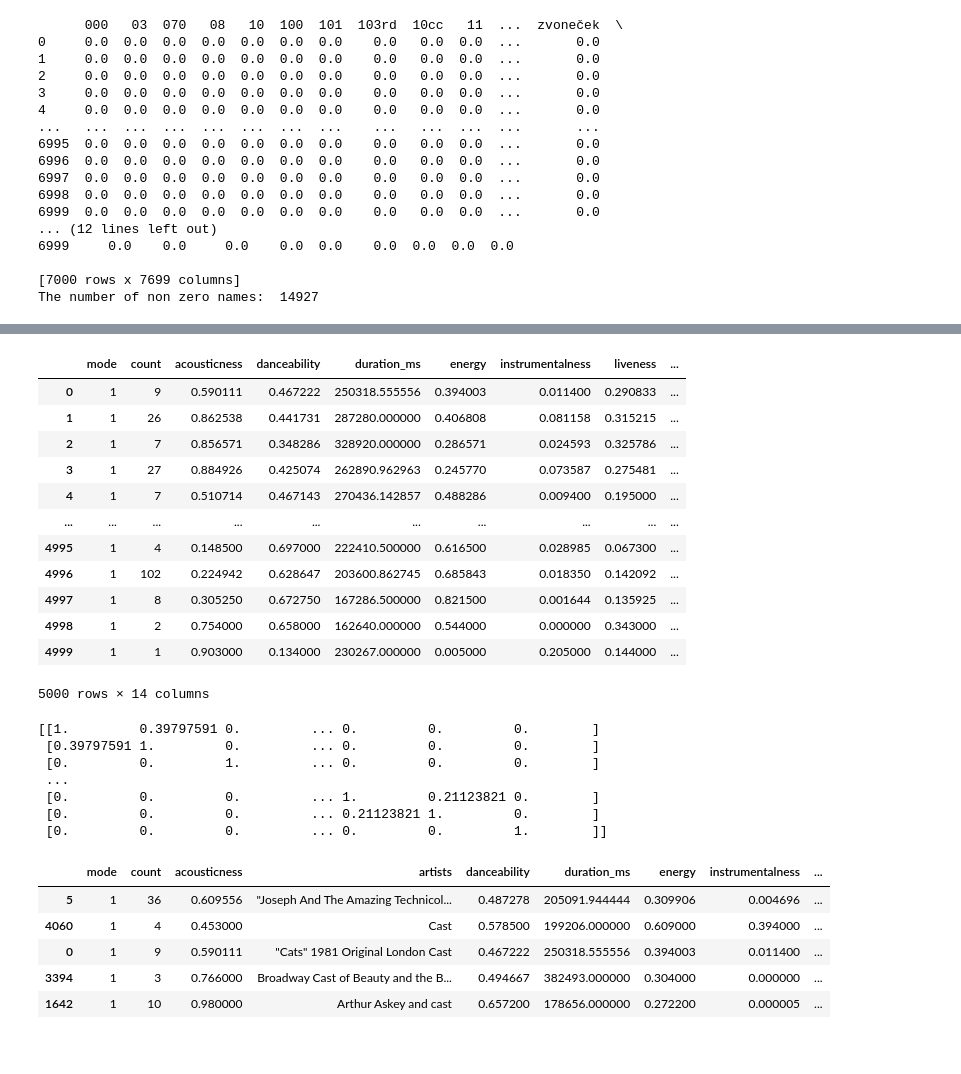
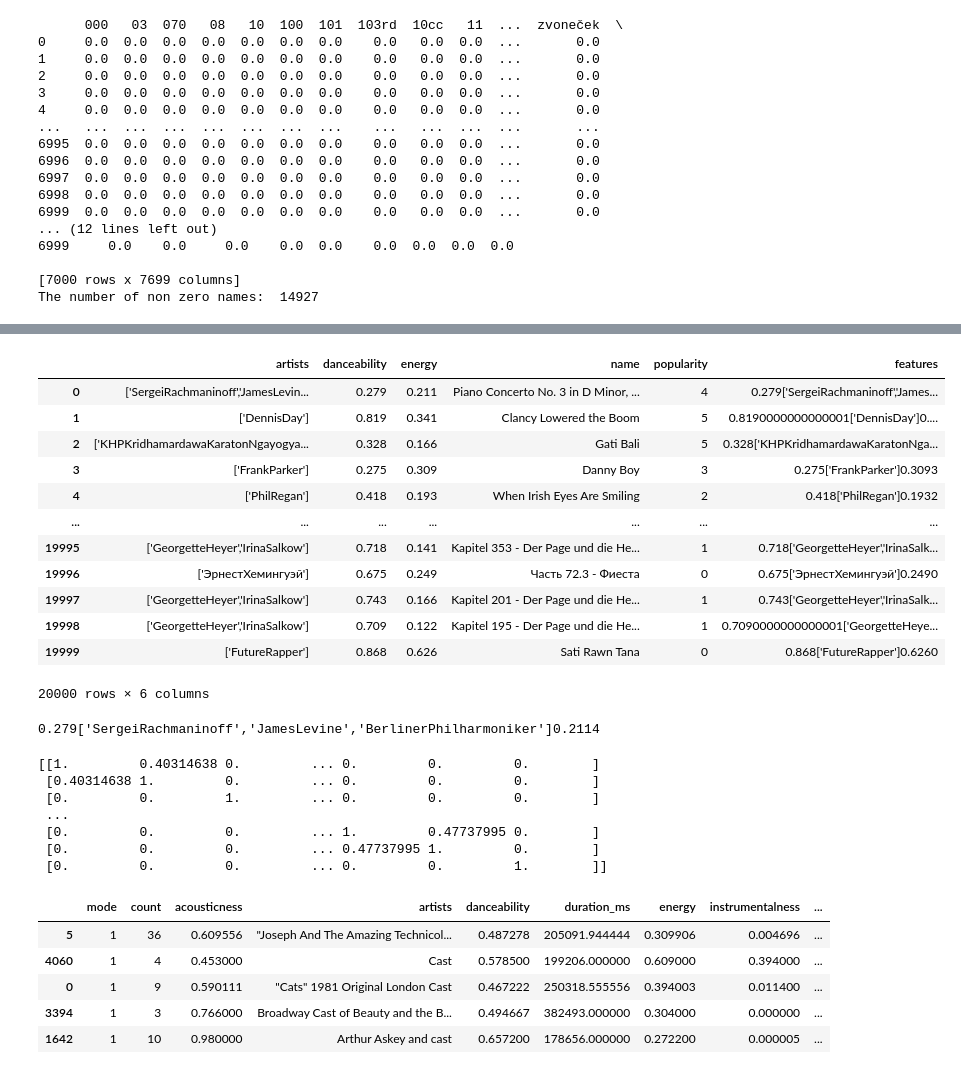
Before and after one commit to J4QK2/MusicRecommendationSystem, a Jupyter notebook: musicRecommendation.ipynb, the cells around one changed output, grey strips where cells are left out. Cells and saved outputs as stored; diff of their text form; code cells hidden in the pictures.

```diff
--- a/musicRecommendation.ipynb
+++ b/musicRecommendation.ipynb
@@ -212,7 +154,7 @@ df_by_artist.head()
 | 3 | 1 | 27 | 0.884926 | "Fiddler On The Roof” Motion Pict... | 0.425074 | 262890.962963 | 0.245770 | 0.073587 | ... |
 | 4 | 1 | 7 | 0.510714 | "Joseph And The Amazing Technicol... | 0.467143 | 270436.142857 | 0.488286 | 0.009400 | ... |
 # %%
-final_artists_df = df_by_artist.head(7000).copy()
+final_artists_df = df.head(20000).copy()
 # %%
 from sklearn.feature_extraction.text import TfidfVectorizer
 
@@ -243,3 +185,6 @@ print("The number of non zero names: ", np.count_nonzero(tfidf_df.values))
 
 [7000 rows x 7699 columns]
 The number of non zero names:  14927
+# %%
+final_artists_df['artists']= final_artists_df['artists'].str.replace(' ', '')
+final_artists_df.head()
@@ -246,2 +198,2 @@ The number of non zero names:  14927
 # %%
-final_artists_df.head()
+final_artists_df = final_artists_df.drop(columns = ['mode', 'acousticness', 'instrumentalness', 'liveness', 'loudness', 'speechiness', 'tempo', 'valence', 'key', 'year', 'duration_ms', 'explicit', 'release_date', 'id'])
@@ -265,16 +200,25 @@ tfidf_df.head()
-# %%
-final_artists_df.drop(columns=['artists'])
-# %% [output]
-|  | mode | count | acousticness | danceability | duration_ms | energy | instrumentalness | liveness | ... |
-| 0 | 1 | 9 | 0.590111 | 0.467222 | 250318.555556 | 0.394003 | 0.011400 | 0.290833 | ... |
-| 1 | 1 | 26 | 0.862538 | 0.441731 | 287280.000000 | 0.406808 | 0.081158 | 0.315215 | ... |
-| 2 | 1 | 7 | 0.856571 | 0.348286 | 328920.000000 | 0.286571 | 0.024593 | 0.325786 | ... |
-| 3 | 1 | 27 | 0.884926 | 0.425074 | 262890.962963 | 0.245770 | 0.073587 | 0.275481 | ... |
-| 4 | 1 | 7 | 0.510714 | 0.467143 | 270436.142857 | 0.488286 | 0.009400 | 0.195000 | ... |
-| ... | ... | ... | ... | ... | ... | ... | ... | ... | ... |
-| 4995 | 1 | 4 | 0.148500 | 0.697000 | 222410.500000 | 0.616500 | 0.028985 | 0.067300 | ... |
-| 4996 | 1 | 102 | 0.224942 | 0.628647 | 203600.862745 | 0.685843 | 0.018350 | 0.142092 | ... |
-| 4997 | 1 | 8 | 0.305250 | 0.672750 | 167286.500000 | 0.821500 | 0.001644 | 0.135925 | ... |
-| 4998 | 1 | 2 | 0.754000 | 0.658000 | 162640.000000 | 0.544000 | 0.000000 | 0.343000 | ... |
-| 4999 | 1 | 1 | 0.903000 | 0.134000 | 230267.000000 | 0.005000 | 0.205000 | 0.144000 | ... |
-5000 rows × 14 columns
+# %%
+final_artists_df['features'] = final_artists_df.apply(
+    lambda x: f"{x['danceability']}{x['artists']}{x['energy']}{x['popularity']}",
+    axis=1
+)
+final_artists_df
+# %% [output]
+|  | artists | danceability | energy | name | popularity | features |
+| 0 | ['SergeiRachmaninoff','JamesLevin... | 0.279 | 0.211 | Piano Concerto No. 3 in D Minor, ... | 4 | 0.279['SergeiRachmaninoff','James... |
+| 1 | ['DennisDay'] | 0.819 | 0.341 | Clancy Lowered the Boom | 5 | 0.8190000000000001['DennisDay']0.... |
+| 2 | ['KHPKridhamardawaKaratonNgayogya... | 0.328 | 0.166 | Gati Bali | 5 | 0.328['KHPKridhamardawaKaratonNga... |
+| 3 | ['FrankParker'] | 0.275 | 0.309 | Danny Boy | 3 | 0.275['FrankParker']0.3093 |
+| 4 | ['PhilRegan'] | 0.418 | 0.193 | When Irish Eyes Are Smiling | 2 | 0.418['PhilRegan']0.1932 |
+| ... | ... | ... | ... | ... | ... | ... |
+| 19995 | ['GeorgetteHeyer','IrinaSalkow'] | 0.718 | 0.141 | Kapitel 353 - Der Page und die He... | 1 | 0.718['GeorgetteHeyer','IrinaSalk... |
+| 19996 | ['ЭрнестХемингуэй'] | 0.675 | 0.249 | Часть 72.3 - Фиеста | 0 | 0.675['ЭрнестХемингуэй']0.2490 |
+| 19997 | ['GeorgetteHeyer','IrinaSalkow'] | 0.743 | 0.166 | Kapitel 201 - Der Page und die He... | 1 | 0.743['GeorgetteHeyer','IrinaSalk... |
+| 19998 | ['GeorgetteHeyer','IrinaSalkow'] | 0.709 | 0.122 | Kapitel 195 - Der Page und die He... | 1 | 0.7090000000000001['GeorgetteHeye... |
+| 19999 | ['FutureRapper'] | 0.868 | 0.626 | Sati Rawn Tana | 0 | 0.868['FutureRapper']0.6260 |
+20000 rows × 6 columns
+# %%
+text = str(final_artists_df['features'][0])
+print(text)
+# %% [output]
+0.279['SergeiRachmaninoff','JamesLevine','BerlinerPhilharmoniker']0.2114
@@ -285,12 +231,12 @@ similarity_matrix = cosine_similarity(tfidf_df)
 # %%
 print(similarity_matrix)
 # %% [output]
-[[1.         0.39797591 0.         ... 0.         0.         0.        ]
- [0.39797591 1.         0.         ... 0.         0.         0.        ]
+[[1.         0.40314638 0.         ... 0.         0.         0.        ]
+ [0.40314638 1.         0.         ... 0.         0.         0.        ]
  [0.         0.         1.         ... 0.         0.         0.        ]
  ...
- [0.         0.         0.         ... 1.         0.21123821 0.        ]
- [0.         0.         0.         ... 0.21123821 1.         0.        ]
+ [0.         0.         0.         ... 1.         0.47737995 0.        ]
+ [0.         0.         0.         ... 0.47737995 1.         0.        ]
  [0.         0.         0.         ... 0.         0.         1.        ]]
 # %%
 similar = similarity_matrix[4]
```
Also changed, not shown: parts of 11 cells of this notebook.
